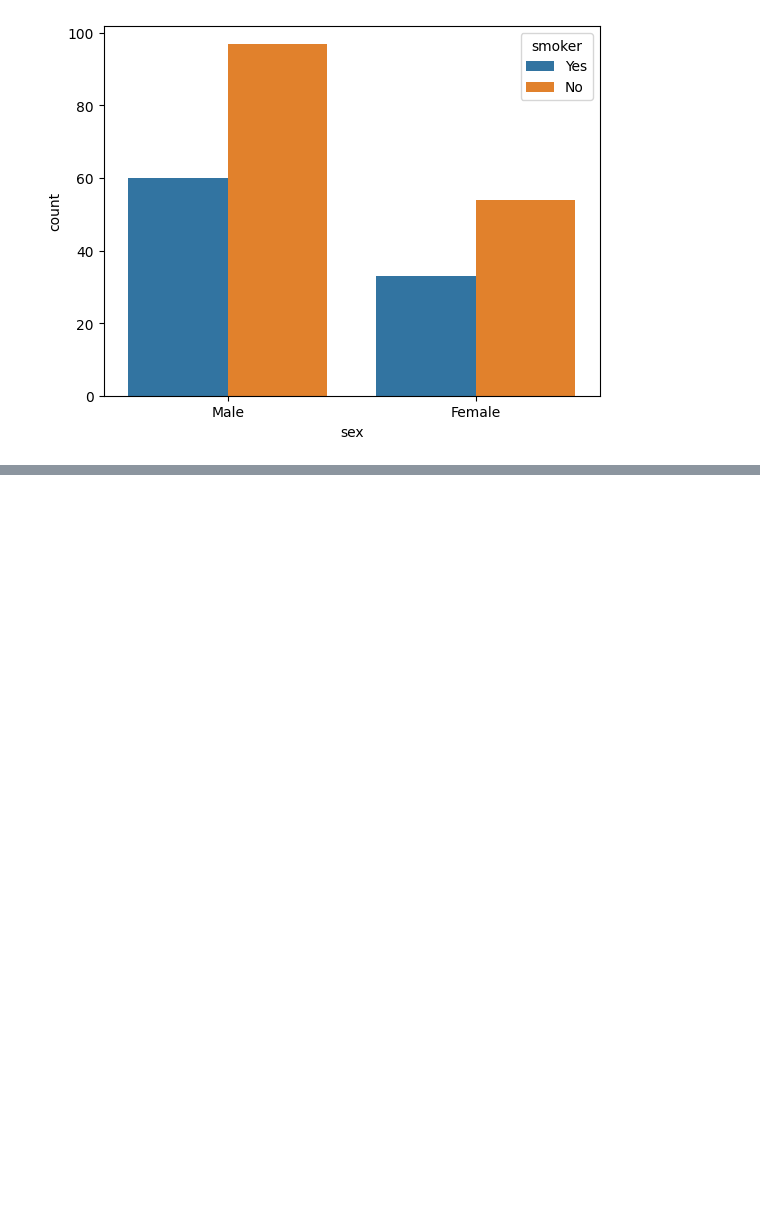
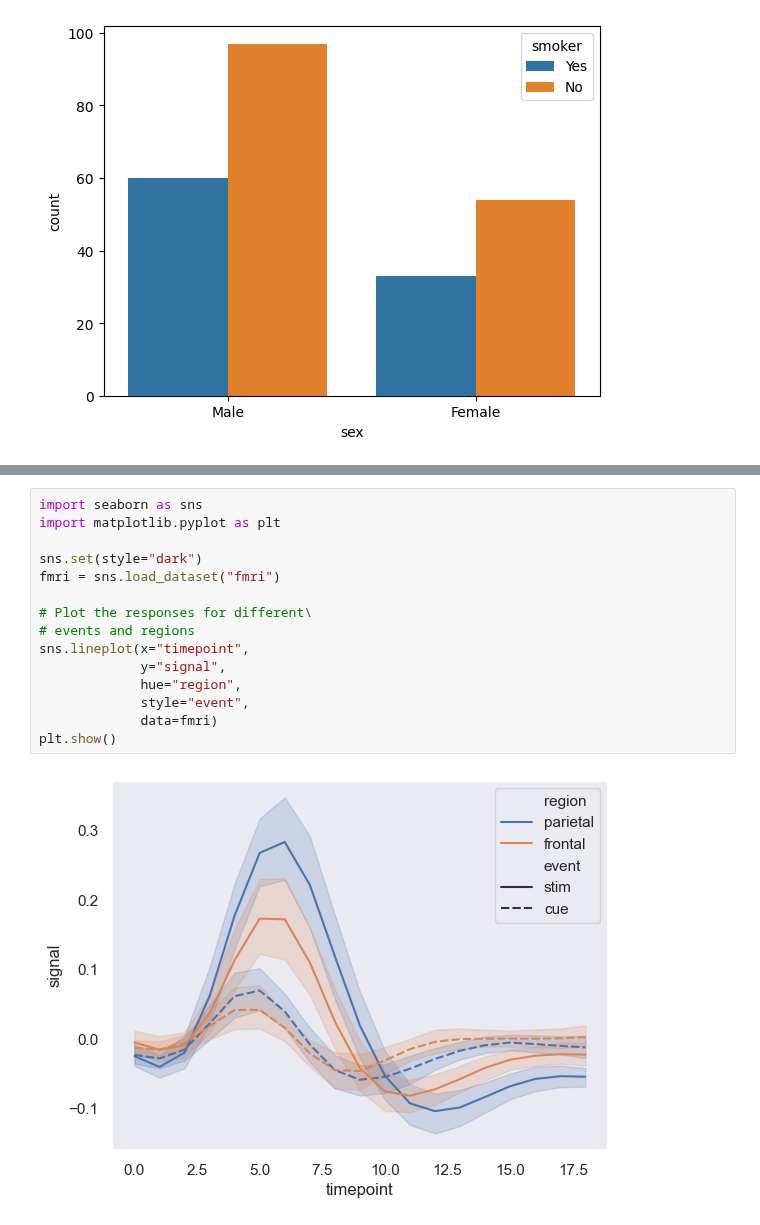
Before and after one commit to adarsh005599/Python-Library-Data-Analysis-ML, a Jupyter notebook: matplotlib/Seaborn/seaborn_01.ipynb, the cells around one changed output, grey strips where cells are left out. Cells and saved outputs as stored; diff of their text form; blank space fills up the shorter version.

Commit message:
data lib added

```diff
--- a/matplotlib/Seaborn/seaborn_01.ipynb
+++ b/matplotlib/Seaborn/seaborn_01.ipynb
@@ -67,0 +78,17 @@ sns.countplot(x= df['sex'], hue= df['smoker'])
+# %%
+import seaborn as sns
+import matplotlib.pyplot as plt
+
+sns.set(style="dark")
+fmri = sns.load_dataset("fmri")
+
+# Plot the responses for different\
+# events and regions
+sns.lineplot(x="timepoint",
+             y="signal",
+             hue="region",
+             style="event",
+             data=fmri)
+plt.show()
+# %% [output]
+[figure, added]
```
Also changed, not shown: parts of 6 cells of this notebook, 8 other files.
